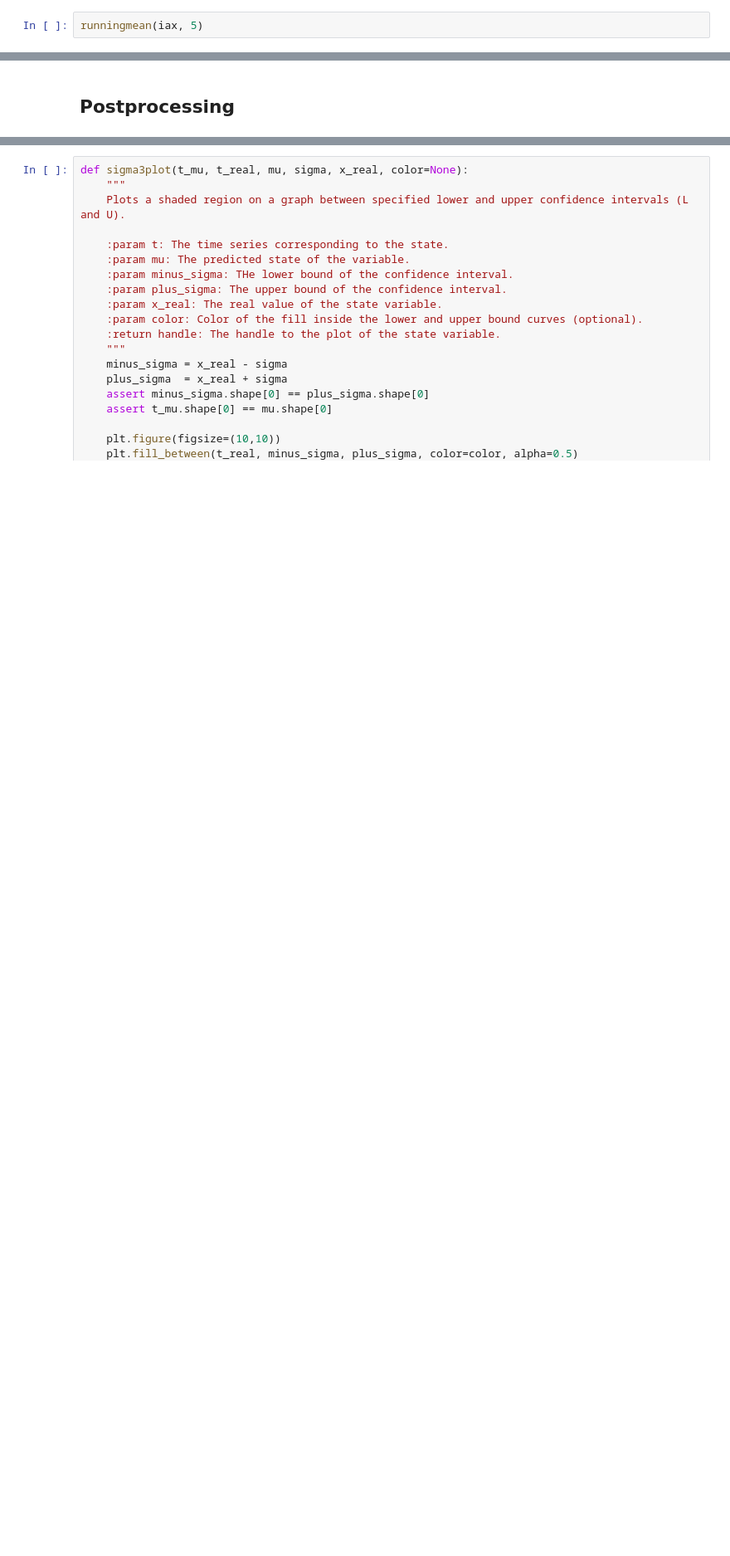
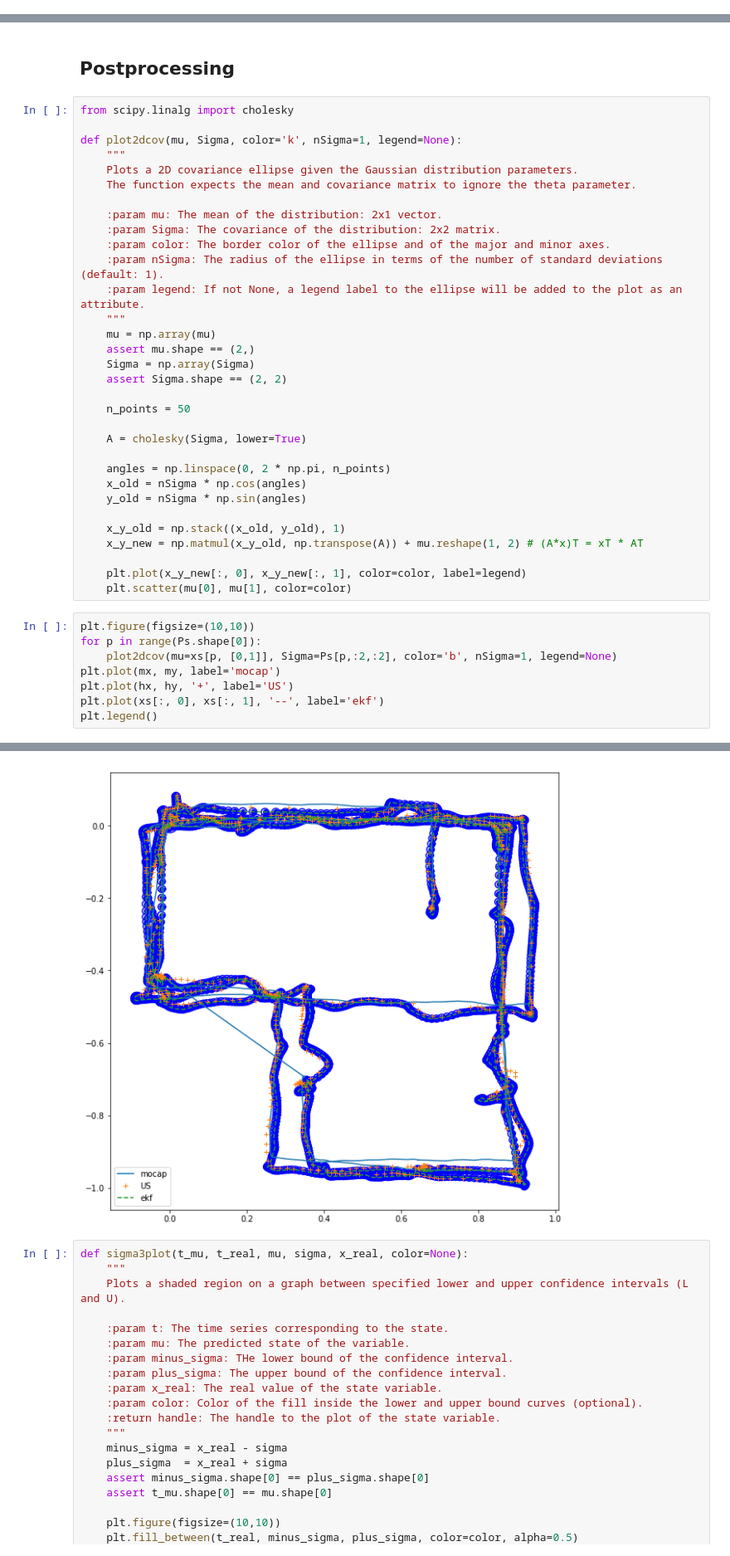
Before and after one commit to punith112/Perception, a Jupyter notebook: Project_Sensors_Fusion/main.ipynb, the cells around one changed output, grey strips where cells are left out. Shown at 83% size. Cells and saved outputs as stored; diff of their text form; blank space fills up the shorter version.

Commit message:
cholesky

```diff
--- a/Project_Sensors_Fusion/main.ipynb
+++ b/Project_Sensors_Fusion/main.ipynb
@@ -169,5 +169,3 @@ def runningmean(z, M):
     for i in range( (M-1)/2, (len(z)-(M-1)/2) ):
         r[i] = 1/M * sum( z[i-(M-1)/2 : i+(M-1)/2] )
     return r
-# %%
-runningmean(iax, 5)
@@ -342,3 +338,44 @@ plt.legend()
 [figure]
 # %% [markdown]
 ## Postprocessing
+# %%
+from scipy.linalg import cholesky
+
+def plot2dcov(mu, Sigma, color='k', nSigma=1, legend=None):
+    """
+    Plots a 2D covariance ellipse given the Gaussian distribution parameters.
+    The function expects the mean and covariance matrix to ignore the theta parameter.
+
+    :param mu: The mean of the distribution: 2x1 vector.
+    :param Sigma: The covariance of the distribution: 2x2 matrix.
+    :param color: The border color of the ellipse and of the major and minor axes.
+    :param nSigma: The radius of the ellipse in terms of the number of standard deviations (default: 1).
+    :param legend: If not None, a legend label to the ellipse will be added to the plot as an attribute.
+    """
+    mu = np.array(mu)
+    assert mu.shape == (2,)
+    Sigma = np.array(Sigma)
+    assert Sigma.shape == (2, 2)
+
+    n_points = 50
+
+    A = cholesky(Sigma, lower=True)
+
+    angles = np.linspace(0, 2 * np.pi, n_points)
+    x_old = nSigma * np.cos(angles)
+    y_old = nSigma * np.sin(angles)
+
+    x_y_old = np.stack((x_old, y_old), 1)
+    x_y_new = np.matmul(x_y_old, np.transpose(A)) + mu.reshape(1, 2) # (A*x)T = xT * AT
+
+    plt.plot(x_y_new[:, 0], x_y_new[:, 1], color=color, label=legend)
+    plt.scatter(mu[0], mu[1], color=color)
+# %%
+plt.figure(figsize=(10,10))
+for p in range(Ps.shape[0]):
+    plot2dcov(mu=xs[p, [0,1]], Sigma=Ps[p,:2,:2], color='b', nSigma=1, legend=None)
+plt.plot(mx, my, label='mocap')
+plt.plot(hx, hy, '+', label='US')
+plt.plot(xs[:, 0], xs[:, 1], '--', label='ekf')
+plt.legend()
+# %% [output]
@@ -345,3 +383,4 @@ plt.legend()
+[figure, added]
 # %%
 def sigma3plot(t_mu, t_real, mu, sigma, x_real, color=None):
     """
```
Also changed, not shown: parts of 7 cells of this notebook.
